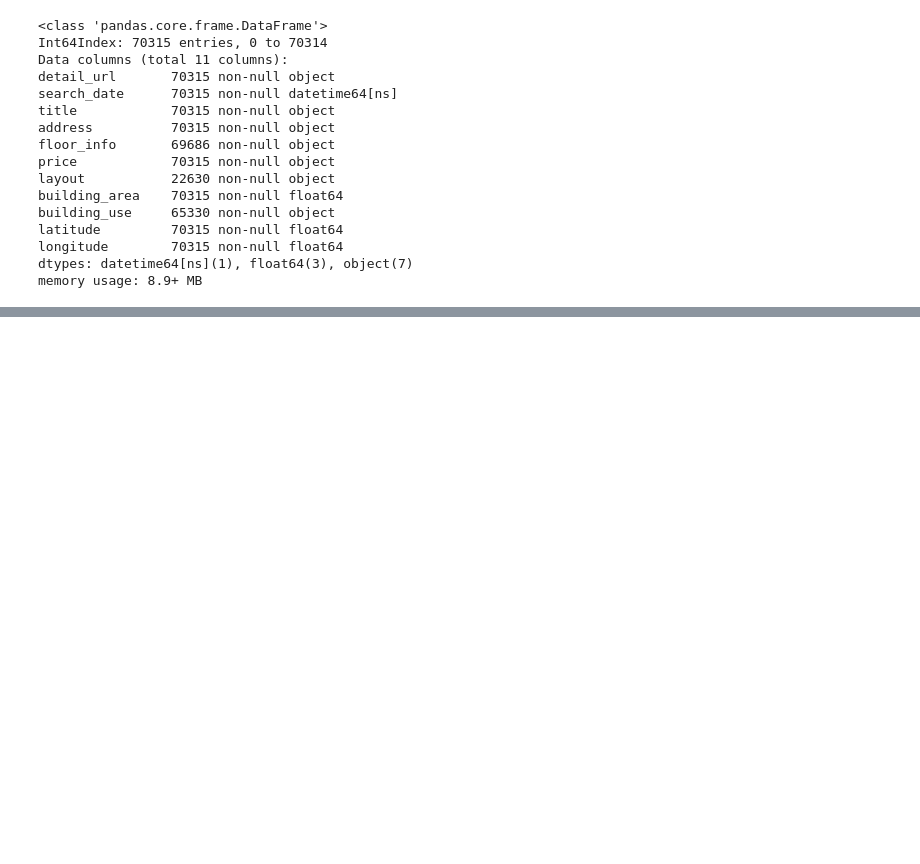
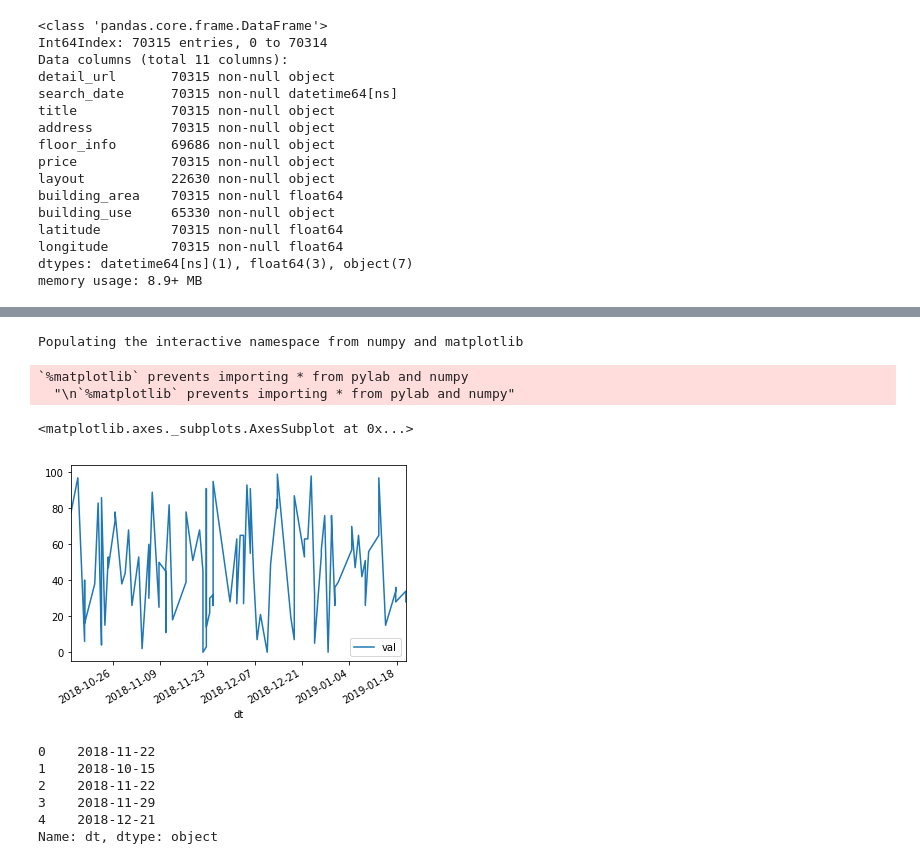
Before and after one commit to ywchiu/chinalife, a Jupyter notebook: Demo20181012.ipynb, the cells around one changed output, grey strips where cells are left out. Cells and saved outputs as stored; diff of their text form; code cells hidden in the pictures; blank space fills up the shorter version.

```diff
--- a/Demo20181012.ipynb
+++ b/Demo20181012.ipynb
@@ -1305,3 +1305,32 @@ df[df['search_date'] > '2017-05-13'].head()
 | 6 | https://rent.591.com.tw/rent-deta... | 2017-05-14 | 近明新、台元/全新完工/飯店式電梯套房 | 新竹縣新豐鄉康樂路一段 | 3F/5F | 6,500元/月 | NaN | 7.0 | 電梯大樓/雅房 | ... |
 | 7 | https://rent.591.com.tw/rent-deta... | 2017-05-14 | 附網路電視包水費!離逢甲商圈近 | 台中市西屯區西屯路二段 | 3F/5F | 3,000元/月 | NaN | 4.0 | 透天厝/雅房 | ... |
 | 9 | https://rent.591.com.tw/rent-deta... | 2017-05-14 | 大衛營優質社區管理好，交通便利、裝潢佳 | 基隆市安樂區樂利三街 | 14F/18F | 17,000元/月 | 2房1廳2衛2陽臺 | 32.0 | 電梯大樓/整層住家 | ... |
+# %%
+import random
+from datetime import datetime
+current_dt = datetime.now()
+dt = [current_dt + timedelta(random.randint(0,100)) for e in range(1,100)]
+# %%
+val = [random.randint(0,100) for e in range(1,100)]
+# %%
+a = pandas.concat([pandas.Series(dt), pandas.Series(val) ], axis = 1)
+# %%
+a.columns = ['dt', 'val']
+# %%
+%pylab inline
+a.plot(kind  = 'line', x = 'dt', y = 'val')
+# %% [output]
+Populating the interactive namespace from numpy and matplotlib
+`%matplotlib` prevents importing * from pylab and numpy
+  "\n`%matplotlib` prevents importing * from pylab and numpy"
+<matplotlib.axes._subplots.AxesSubplot at 0x...>
+[figure, added]
+# %%
+a['dt'].dt.date.head()
+# %% [output]
+0    2018-11-22
+1    2018-10-15
+2    2018-11-22
+3    2018-11-29
+4    2018-12-21
+Name: dt, dtype: object
```
Also changed, not shown: parts of 64 cells of this notebook.
